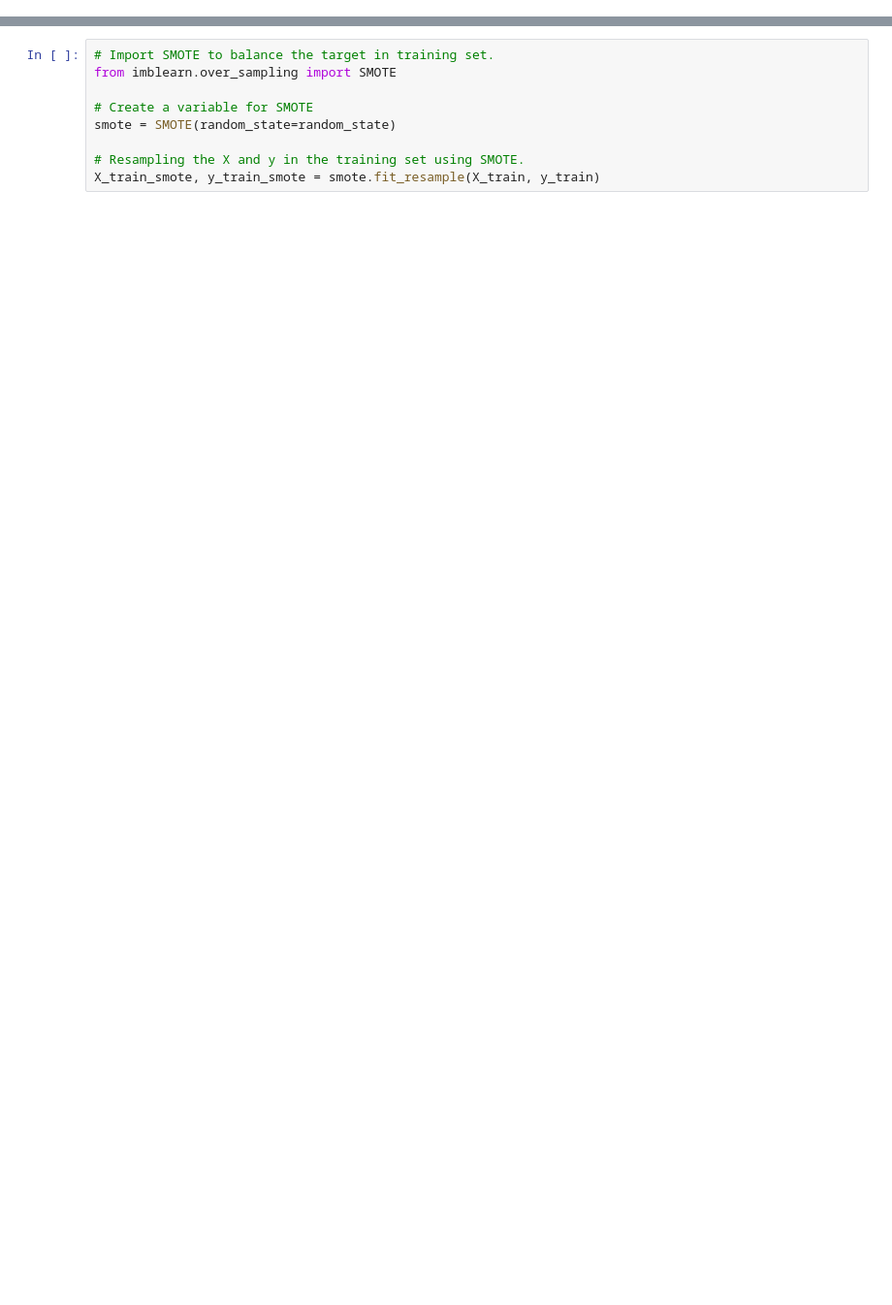
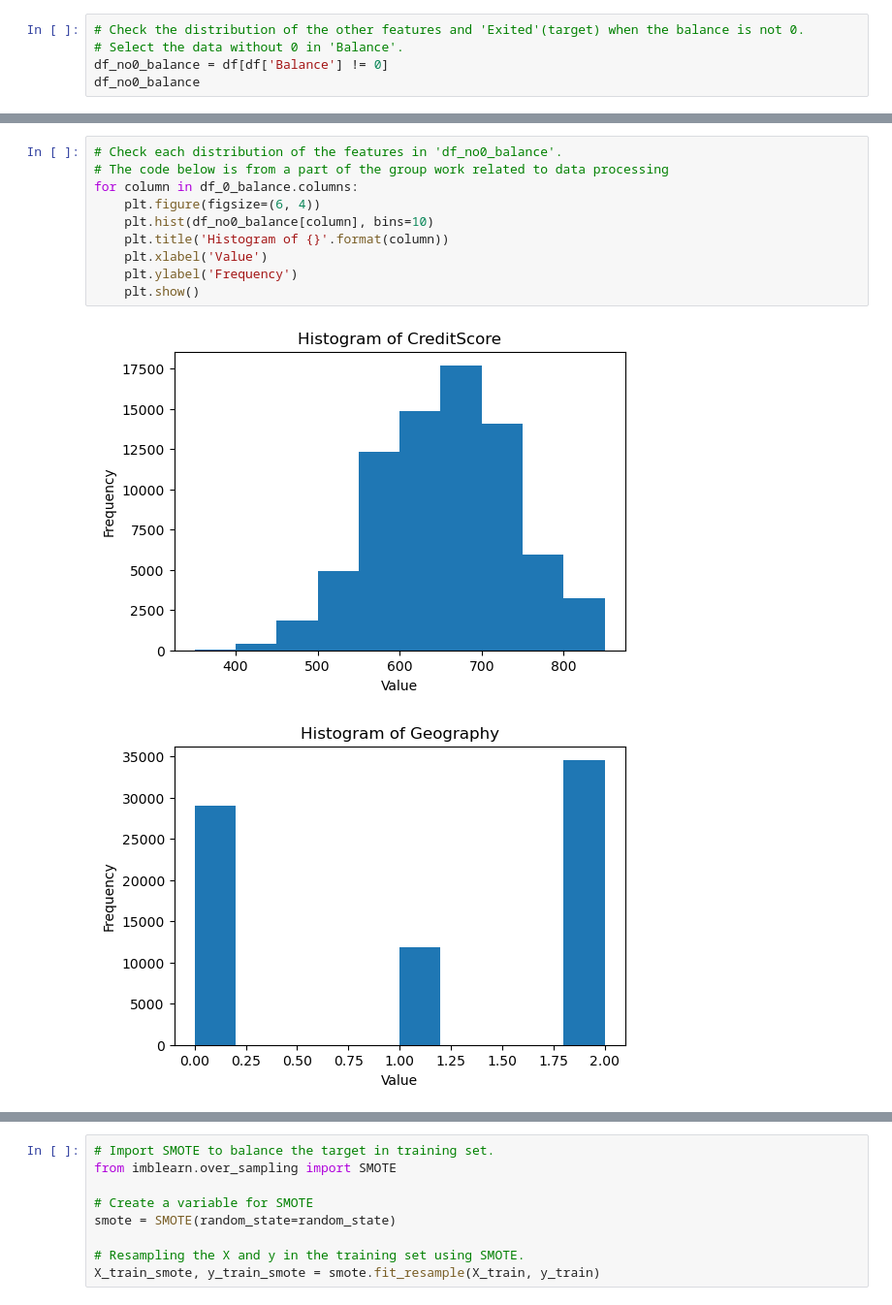
Before and after one commit to yumi-h-1/Predicting-Bank-Customer-Churn, a Jupyter notebook: NECO_Individual Project/INM427 Neural Computing_Individual Project.ipynb, the cells around one changed output, grey strips where cells are left out. Shown at 97% size. Cells and saved outputs as stored; diff of their text form; blank space fills up the shorter version.

```diff
--- a/NECO_groupwork/Credit_churn_rate multi layer perceptron.ipynb
+++ b/NECO_Individual Project/INM427 Neural Computing_Individual Project.ipynb
@@ -358,0 +238,5 @@ torch.float32 torch.Size([24755])
+# %%
+# Check the distribution of the other features and 'Exited'(target) when the balance is not 0.
+# Select the data without 0 in 'Balance'.
+df_no0_balance = df[df['Balance'] != 0]
+df_no0_balance
@@ -358,0 +257,13 @@ torch.float32 torch.Size([24755])
+# %%
+# Check each distribution of the features in 'df_no0_balance'.
+# The code below is from a part of the group work related to data processing
+for column in df_0_balance.columns:
+    plt.figure(figsize=(6, 4))
+    plt.hist(df_no0_balance[column], bins=10)
+    plt.title('Histogram of {}'.format(column))
+    plt.xlabel('Value')
+    plt.ylabel('Frequency')
+    plt.show()
+# %% [output]
+[figure, added]
+[figure, added]
```
Also changed, not shown: parts of 194 cells of this notebook, 12 other files.
